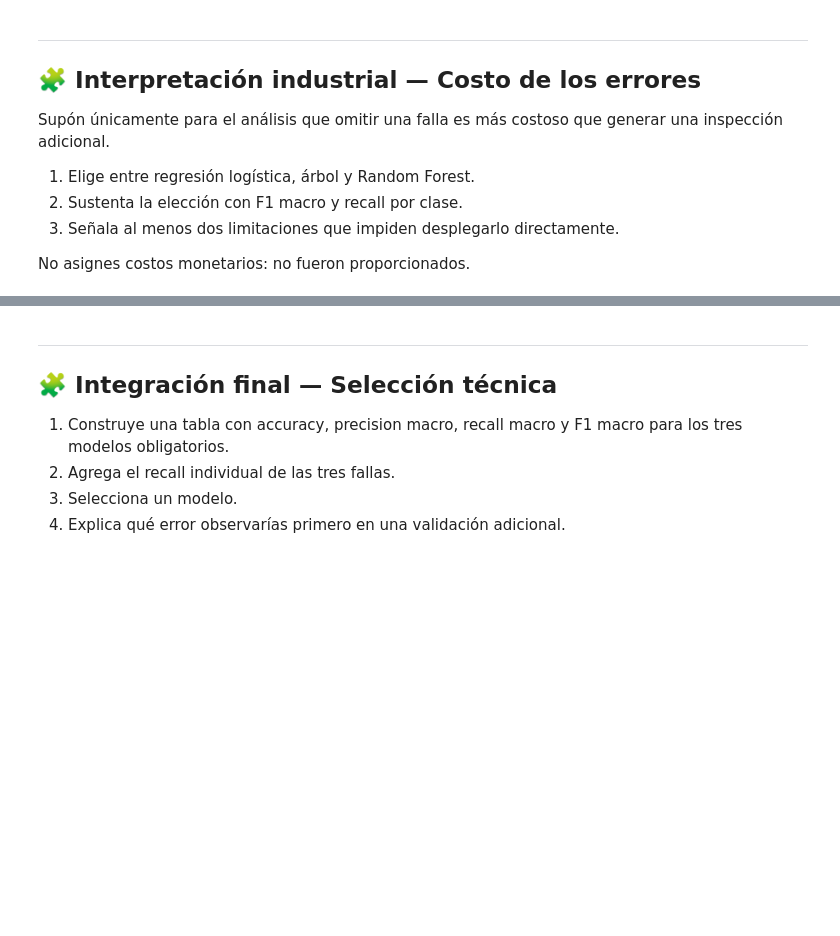
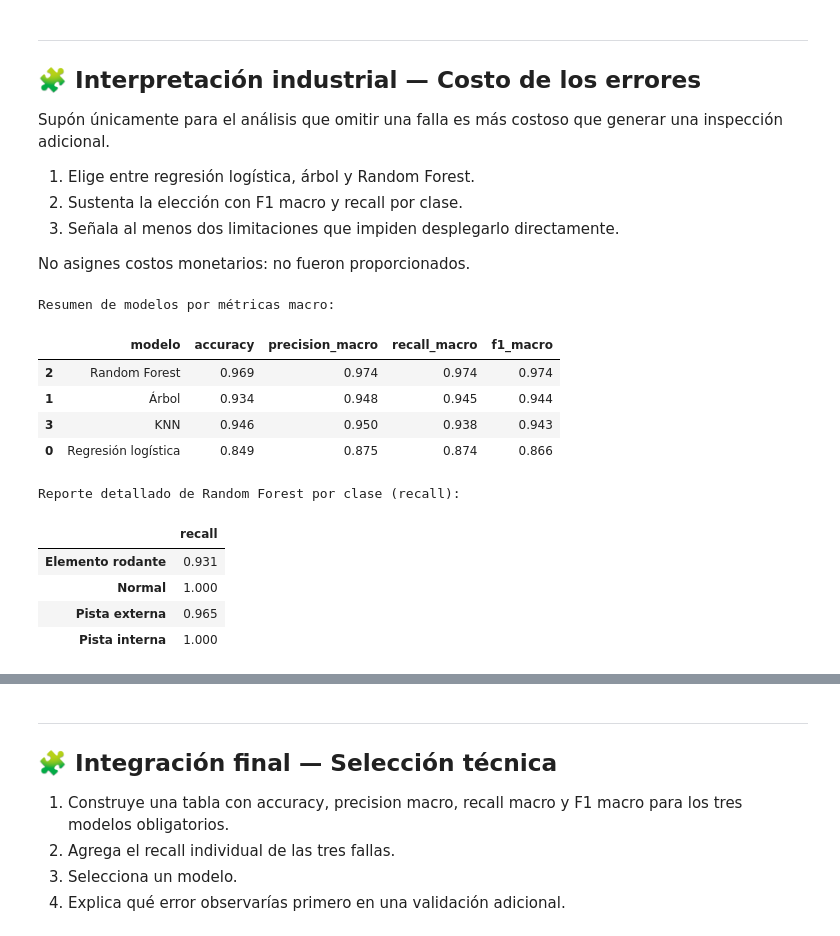
Before and after one commit to DarioCorona/personal, a Jupyter notebook: Sesion_12_Clasificacion_A.ipynb, the cells around one changed output, grey strips where cells are left out. Cells and saved outputs as stored; diff of their text form; code cells hidden in the pictures; blank space fills up the shorter version.

```diff
--- a/Sesion_12_Clasificacion_A.ipynb
+++ b/Sesion_12_Clasificacion_A.ipynb
@@ -738,3 +738,22 @@ Supón únicamente para el análisis que omitir una falla es más costoso que ge
 No asignes costos monetarios: no fueron proporcionados.
 # %%
 # Escribe aquí tu solución.
+# %%
+print('Resumen de modelos por métricas macro:')
+display(resumen_modelos.round(3))
+
+print('\nReporte detallado de Random Forest por clase (recall):')
+display(reporte_bosque.loc[clases, ['recall']].round(3))
+# %% [output]
+Resumen de modelos por métricas macro:
+|  | modelo | accuracy | precision_macro | recall_macro | f1_macro |
+| 2 | Random Forest | 0.969 | 0.974 | 0.974 | 0.974 |
+| 1 | Árbol | 0.934 | 0.948 | 0.945 | 0.944 |
+| 3 | KNN | 0.946 | 0.950 | 0.938 | 0.943 |
+| 0 | Regresión logística | 0.849 | 0.875 | 0.874 | 0.866 |
+Reporte detallado de Random Forest por clase (recall):
+|  | recall |
+| Elemento rodante | 0.931 |
+| Normal | 1.000 |
+| Pista externa | 0.965 |
+| Pista interna | 1.000 |
```
Also changed, not shown: parts of 3 cells of this notebook.
